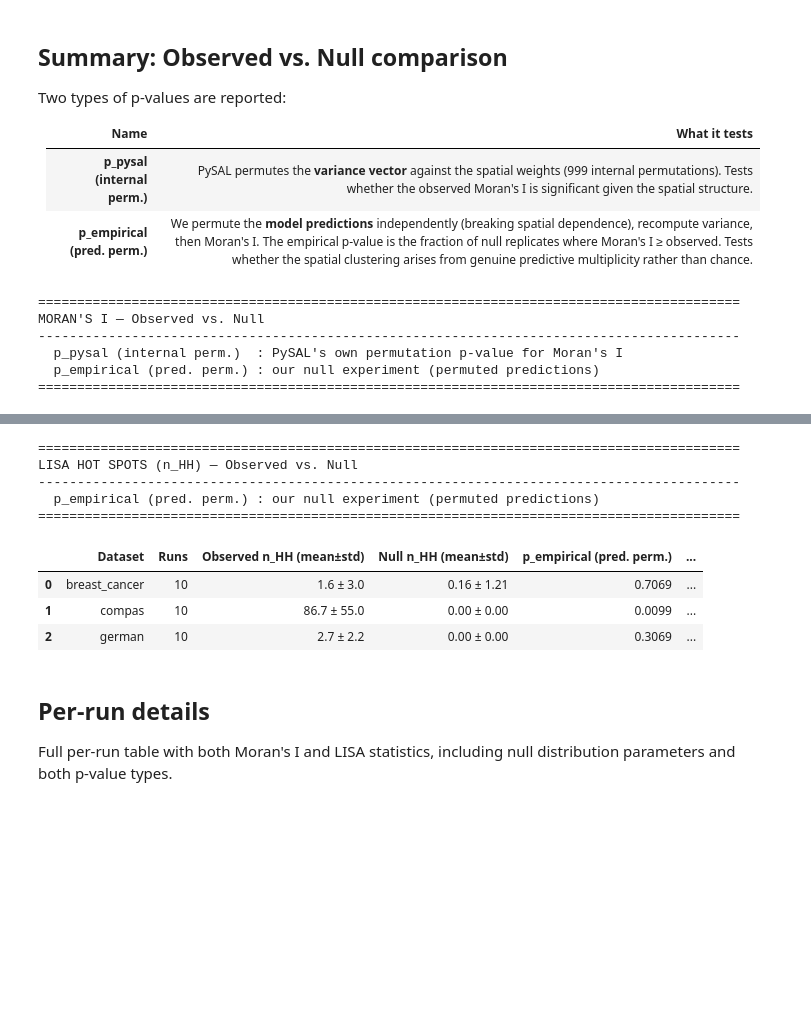
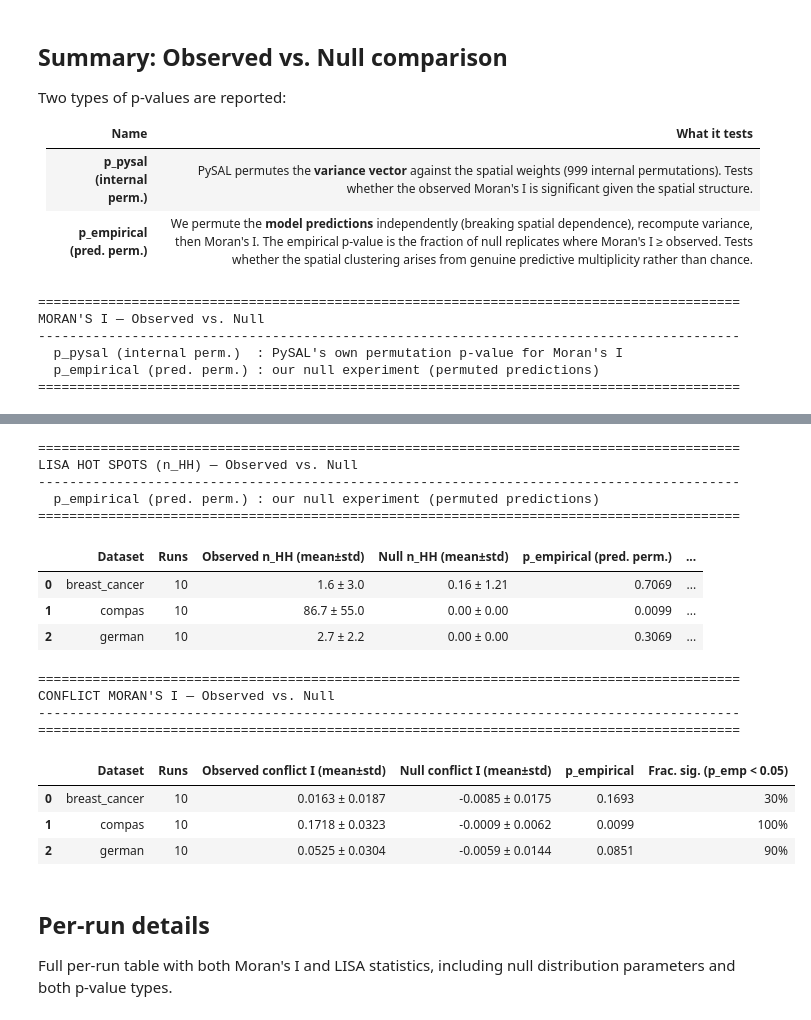
Before and after one commit to DejvisT/spatial-rashomon-multiplicity, a Jupyter notebook: notebooks/02_null_experiment.ipynb, the cells around one changed output, grey strips where cells are left out. Drawn from its saved outputs; the diff is of its cells as text; code cells hidden in the pictures; blank space fills up the shorter version.

```diff
--- a/notebooks/02_null_experiment.ipynb
+++ b/notebooks/02_null_experiment.ipynb
@@ -200,33 +227,67 @@ lisa_tbl = pd.DataFrame({
 print("\n" + "=" * 90)
 print("LISA HOT SPOTS (n_HH) — Observed vs. Null")
 print("-" * 90)
 print("  p_empirical (pred. perm.) : our null experiment (permuted predictions)")
 print("=" * 90)
 display(lisa_tbl)
 
 # Save combined summary
 combined = moran_agg.merge(lisa_agg, on=["dataset", "n_runs"], suffixes=("_moran", "_hh"))
 combined.to_csv(TABLE_DIR / "null_significance_summary.csv", index=False)
+
+# ── Conflict Moran's I comparison ──
+print("\n" + "=" * 90)
+print("CONFLICT MORAN'S I — Observed vs. Null")
+print("-" * 90)
+print("=" * 90)
+
+conflict_agg = run_results.groupby("dataset").agg(
+    n_runs=("sig_conflict", "count"),
+    obs_mean=("obs_conflict_moran_I", "mean"),
+    obs_std=("obs_conflict_moran_I", "std"),
+    null_mean=("null_conflict_moran_mean", "mean"),
+    null_std=("null_conflict_moran_std", "mean"),
+    p_empirical_mean=("p_empirical_conflict", "mean"),
+    frac_sig=("sig_conflict", "mean"),
+).reset_index()
+
+conflict_tbl = pd.DataFrame({
+    "Dataset": conflict_agg["dataset"],
+    "Runs": conflict_agg["n_runs"],
+    "Observed conflict I (mean±std)": conflict_agg.apply(lambda r: _fmt(r.obs_mean, r.obs_std), axis=1),
+    "Null conflict I (mean±std)": conflict_agg.apply(lambda r: _fmt(r.null_mean, r.null_std), axis=1),
+    "p_empirical": conflict_agg["p_empirical_mean"].map("{:.4f}".format),
+    "Frac. sig. (p_emp < 0.05)": conflict_agg["frac_sig"].map("{:.0%}".format),
+})
+display(conflict_tbl)
 # %% [output]
 ==========================================================================================
 MORAN'S I — Observed vs. Null
 ------------------------------------------------------------------------------------------
   p_pysal (internal perm.)  : PySAL's own permutation p-value for Moran's I
   p_empirical (pred. perm.) : our null experiment (permuted predictions)
 ==========================================================================================
 |  | Dataset | Runs | Observed I (mean±std) | Null I (mean±std) | p_pysal (internal perm.) | p_empirical (pred. perm.) | ... |
 | 0 | breast_cancer | 10 | 0.0315 ± 0.0207 | -0.0088 ± 0.0175 | 0.0481 | 0.0703 | ... |
 | 1 | compas | 10 | 0.1993 ± 0.0772 | -0.0003 ± 0.0062 | 0.0010 | 0.0099 | ... |
 | 2 | german | 10 | 0.1042 ± 0.0397 | -0.0055 ± 0.0146 | 0.0015 | 0.0099 | ... |
 ==========================================================================================
 LISA HOT SPOTS (n_HH) — Observed vs. Null
 ------------------------------------------------------------------------------------------
   p_empirical (pred. perm.) : our null experiment (permuted predictions)
 ==========================================================================================
 |  | Dataset | Runs | Observed n_HH (mean±std) | Null n_HH (mean±std) | p_empirical (pred. perm.) | ... |
 | 0 | breast_cancer | 10 | 1.6 ± 3.0 | 0.16 ± 1.21 | 0.7069 | ... |
 | 1 | compas | 10 | 86.7 ± 55.0 | 0.00 ± 0.00 | 0.0099 | ... |
 | 2 | german | 10 | 2.7 ± 2.2 | 0.00 ± 0.00 | 0.3069 | ... |
+==========================================================================================
+CONFLICT MORAN'S I — Observed vs. Null
+------------------------------------------------------------------------------------------
+==========================================================================================
+|  | Dataset | Runs | Observed conflict I (mean±std) | Null conflict I (mean±std) | p_empirical | Frac. sig. (p_emp < 0.05) |
+| 0 | breast_cancer | 10 | 0.0163 ± 0.0187 | -0.0085 ± 0.0175 | 0.1693 | 30% |
+| 1 | compas | 10 | 0.1718 ± 0.0323 | -0.0009 ± 0.0062 | 0.0099 | 100% |
+| 2 | german | 10 | 0.0525 ± 0.0304 | -0.0059 ± 0.0144 | 0.0851 | 90% |
 # %% [markdown]
 ## Per-run details
 
```
Also changed, not shown: parts of 4 cells of this notebook, 5 other files.
